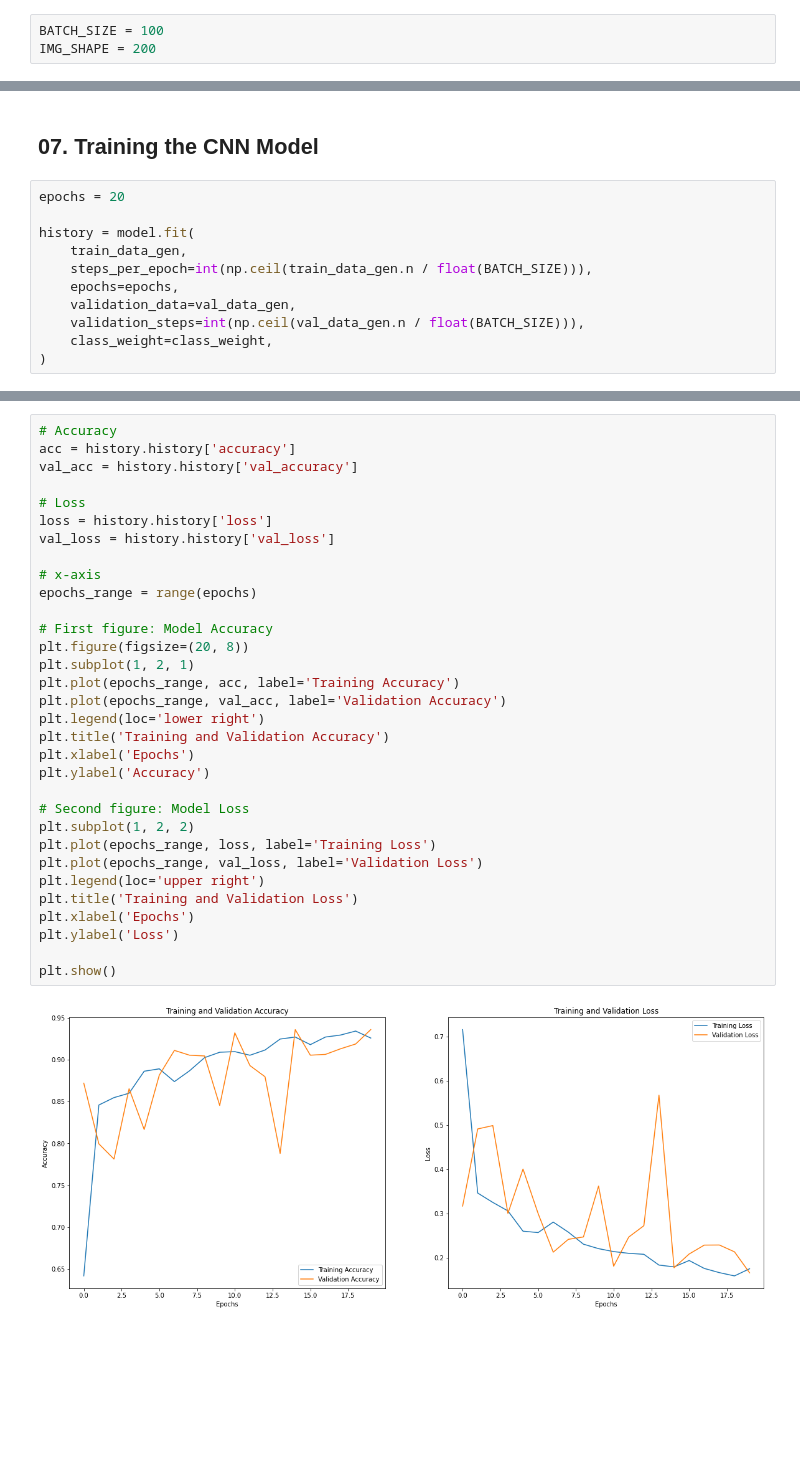
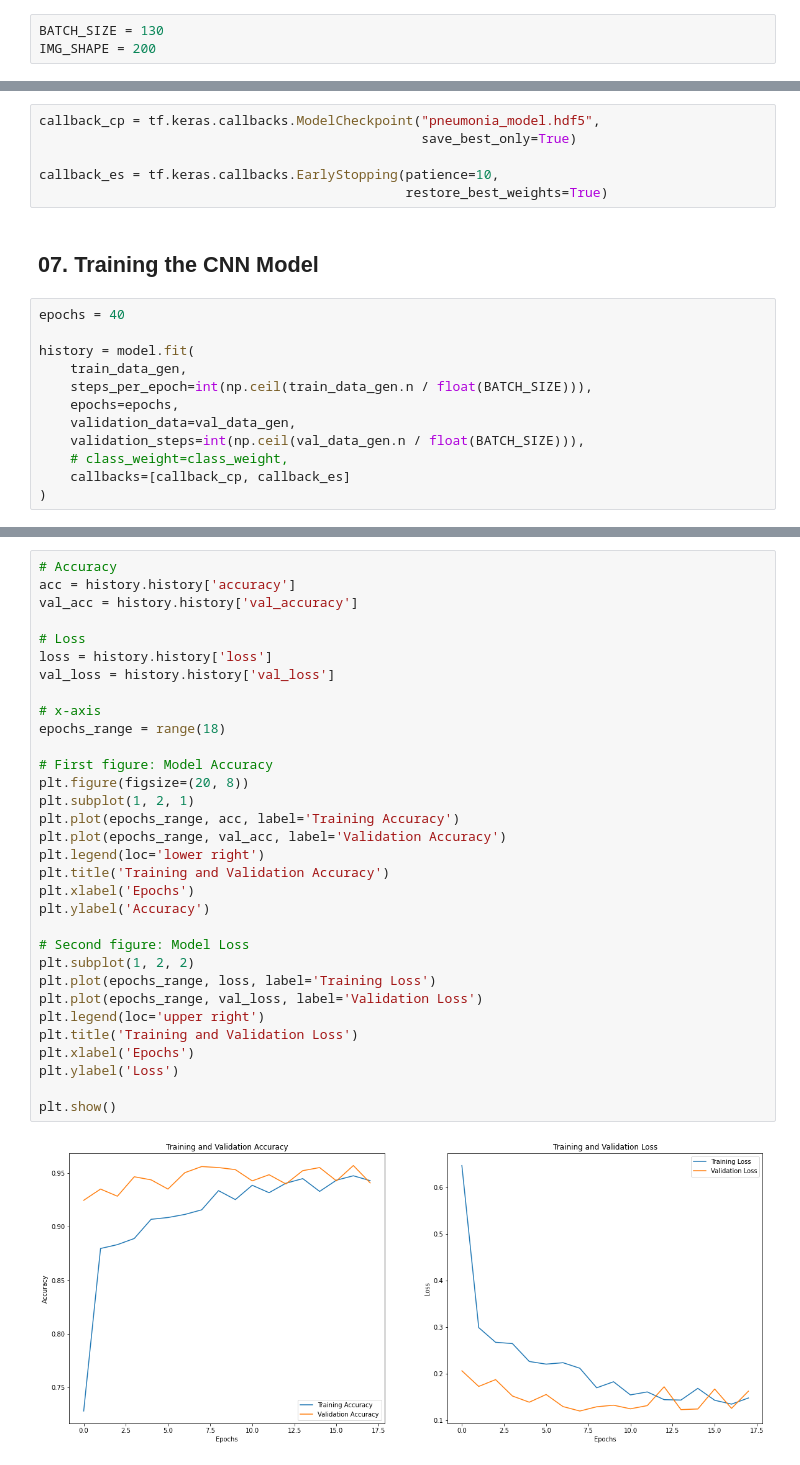
Before and after one commit to byunsy/pneumonia-classification, a Jupyter notebook: Pneumonia_Classification.ipynb, the cells around one changed output, grey strips where cells are left out. Saved outputs shown, nothing was run; the diff lists cells and outputs as text; blank space fills up the shorter version.

Commit message:
modified data augmentation and model fit parameters

```diff
--- a/Pneumonia_Classification.ipynb
+++ b/Pneumonia_Classification.ipynb
@@ -294,5 +282,5 @@ We will be using a batch size of 32 and image size of 200x200.
 # %%
-BATCH_SIZE = 100
+BATCH_SIZE = 130
 IMG_SHAPE = 200
 # %% [markdown]
 Create a function that will display images.
@@ -433,10 +426,16 @@ model = tf.keras.models.Sequential([
 model.compile(optimizer='adam',
               loss=tf.keras.losses.SparseCategoricalCrossentropy(from_logits=True),
               metrics=['accuracy'])
+# %%
+callback_cp = tf.keras.callbacks.ModelCheckpoint("pneumonia_model.hdf5",
+                                                 save_best_only=True)
+
+callback_es = tf.keras.callbacks.EarlyStopping(patience=10,
+                                               restore_best_weights=True)
 # %% [markdown]
 ## 07. Training the CNN Model
 # %%
-epochs = 20
+epochs = 40
 
 history = model.fit(
     train_data_gen,
@@ -444,6 +443,7 @@ history = model.fit(
     epochs=epochs,
     validation_data=val_data_gen,
     validation_steps=int(np.ceil(val_data_gen.n / float(BATCH_SIZE))),
-    class_weight=class_weight,
+    # class_weight=class_weight,
+    callbacks=[callback_cp, callback_es]
 )
 # %% [output]
@@ -471,32 +471,32 @@ Epoch 20/20
 acc = history.history['accuracy']
 val_acc = history.history['val_accuracy']
 
 # Loss
 loss = history.history['loss']
 val_loss = history.history['val_loss']
 
 # x-axis
-epochs_range = range(epochs)
+epochs_range = range(18)
 
 # First figure: Model Accuracy
 plt.figure(figsize=(20, 8))
 plt.subplot(1, 2, 1)
 plt.plot(epochs_range, acc, label='Training Accuracy')
 plt.plot(epochs_range, val_acc, label='Validation Accuracy')
 plt.legend(loc='lower right')
 plt.title('Training and Validation Accuracy')
 plt.xlabel('Epochs')
 plt.ylabel('Accuracy')
 
 # Second figure: Model Loss
 plt.subplot(1, 2, 2)
 plt.plot(epochs_range, loss, label='Training Loss')
 plt.plot(epochs_range, val_loss, label='Validation Loss')
 plt.legend(loc='upper right')
 plt.title('Training and Validation Loss')
 plt.xlabel('Epochs')
 plt.ylabel('Loss')
 
 plt.show()
 # %% [output]
-[figure, old version]
+[figure, new version]
```
Also changed, not shown: parts of 19 cells of this notebook.
